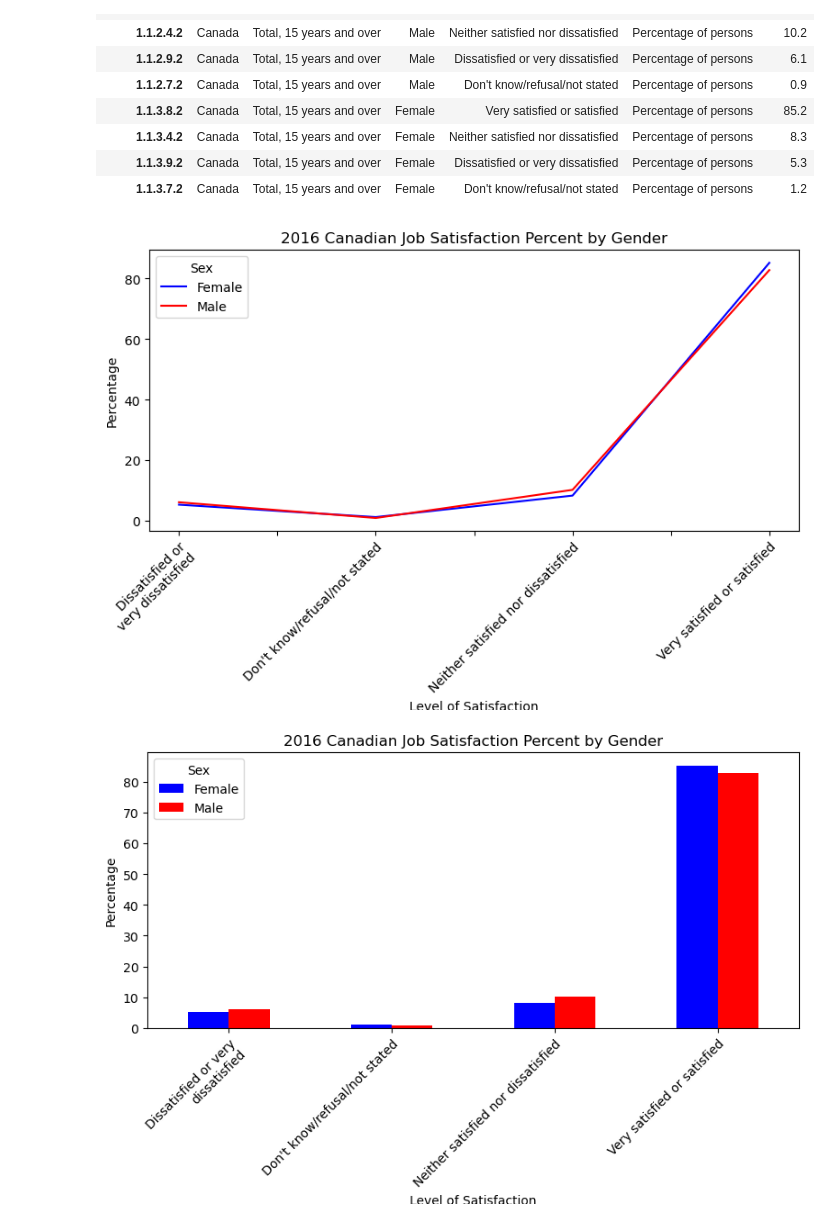
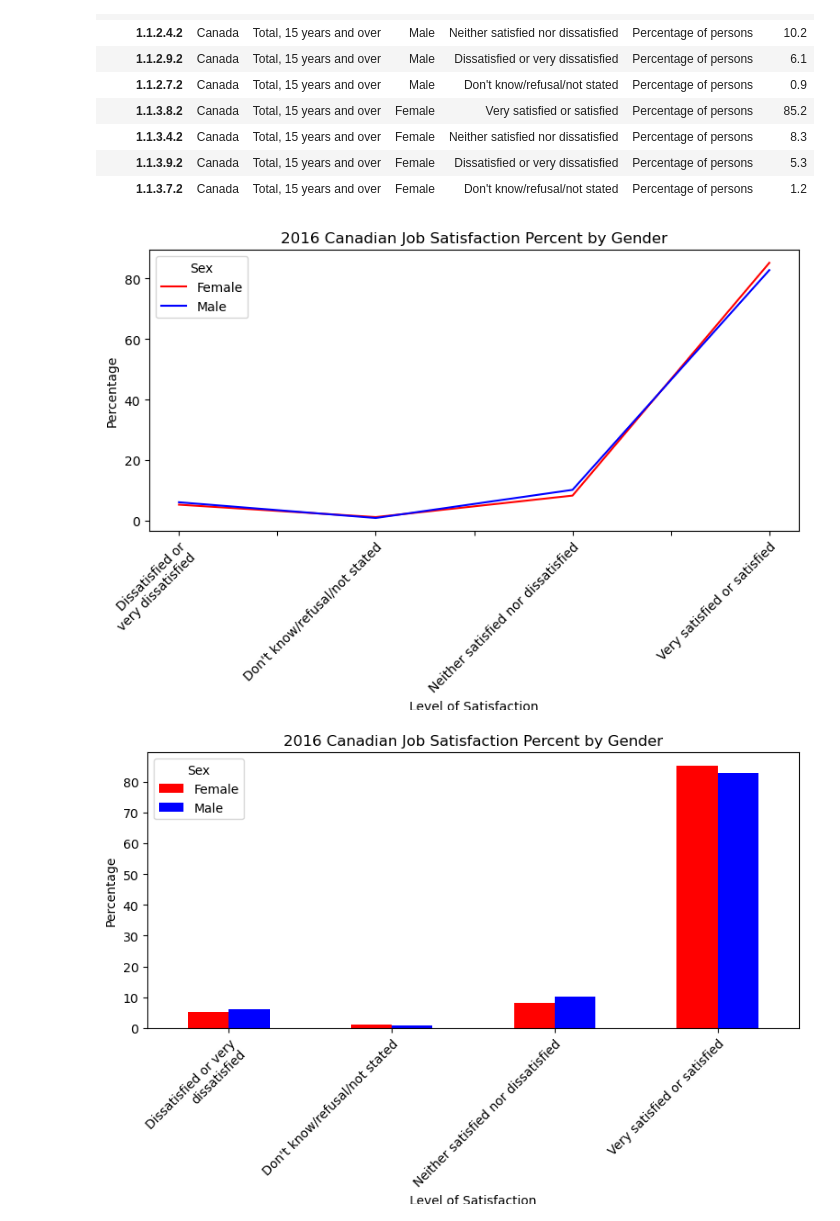
Before and after one commit to hhodek/UofWProject1, a Jupyter notebook: project.ipynb, the cells around one changed output. Cells and saved outputs as stored; diff of their text form; code cells hidden in the pictures.

Commit message:
updated project notebook to merge & Images folder

```diff
--- a/project.ipynb
+++ b/project.ipynb
@@ -286,7 +217,7 @@ gen_percent
 | 1.1.3.9.2 | Canada | Total, 15 years and over | Female | Dissatisfied or very dissatisfied | Percentage of persons | 5.3 |
 | 1.1.3.7.2 | Canada | Total, 15 years and over | Female | Don't know/refusal/not stated | Percentage of persons | 1.2 |
 # %%
-get_percent = gen_percent.pivot(index="Response", columns="Sex", values="VALUE").plot(color=("blue", "red"), figsize=(8,5),
+get_percent = gen_percent.pivot(index="Response", columns="Sex", values="VALUE").plot(color=("red", "blue"), figsize=(8,5),
                                                                                     title="2016 Canadian Job Satisfaction Percent by Gender",
                                                                                     xlabel="Level of Satisfaction",
                                                                                     ylabel="Percentage")
@@ -294,20 +225,20 @@ get_percent = gen_percent.pivot(index="Response", columns="Sex", values="VALUE")
 plt.xticks(rotation=45, wrap=True, ha="right")
 plt.tight_layout()
 
-#plt.savefig("....../gender_percent_line.png")
+plt.savefig("Images/gender_percent_line.png")
 plt.show()
 # %% [output]
-[figure, old version]
+[figure, new version]
 # %%
-get_percent_bar = gen_percent.pivot(index="Response", columns="Sex", values="VALUE").plot(kind="bar", color=("blue", "red"), figsize=(8,5),
+get_percent_bar = gen_percent.pivot(index="Response", columns="Sex", values="VALUE").plot(kind="bar", color=("red", "blue"), figsize=(8,5),
                                                                                     title="2016 Canadian Job Satisfaction Percent by Gender",
                                                                                     xlabel="Level of Satisfaction",
                                                                                     ylabel="Percentage")
 
 plt.xticks(rotation=45, wrap=True, ha="right")
 plt.tight_layout()
 
-#plt.savefig("....../gender_percent_bar.png")
+plt.savefig("Images/gender_percent_bar.png")
 plt.show()
 # %% [output]
-[figure, old version]
+[figure, new version]
```
Also changed, not shown: parts of 16 cells of this notebook, 4 other files.
